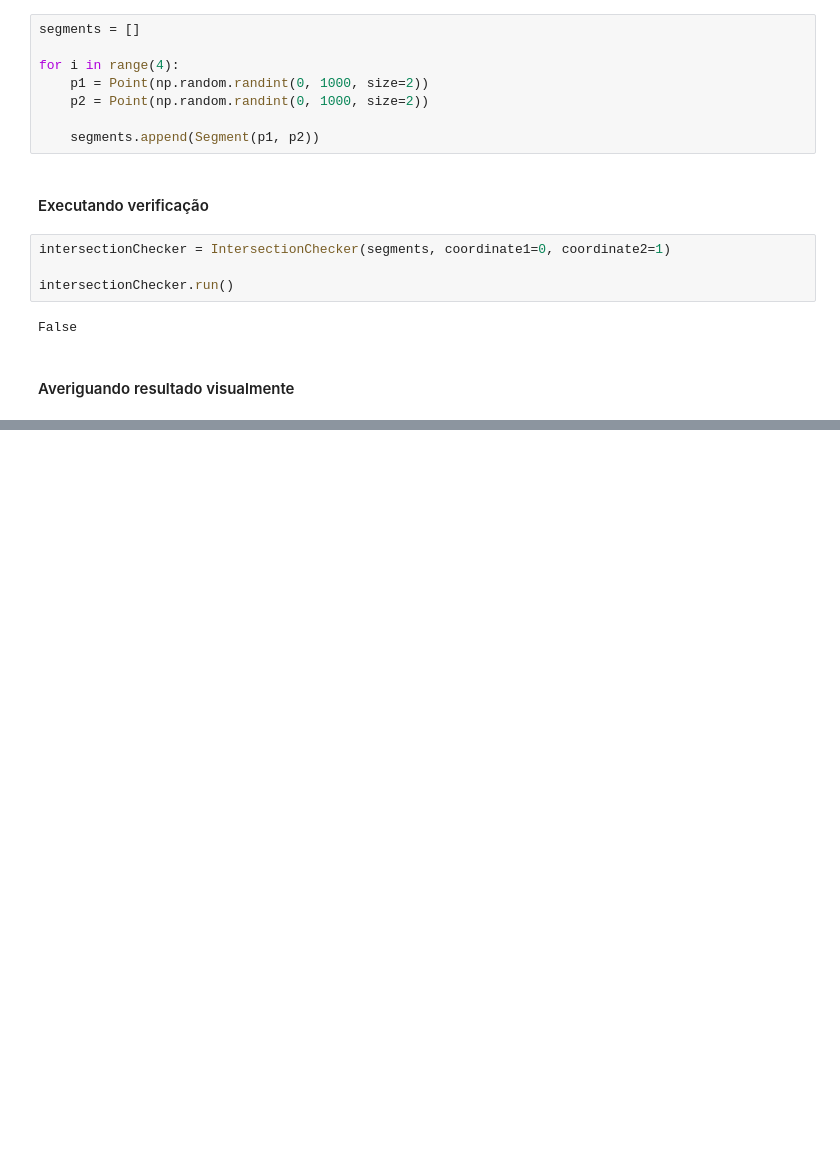
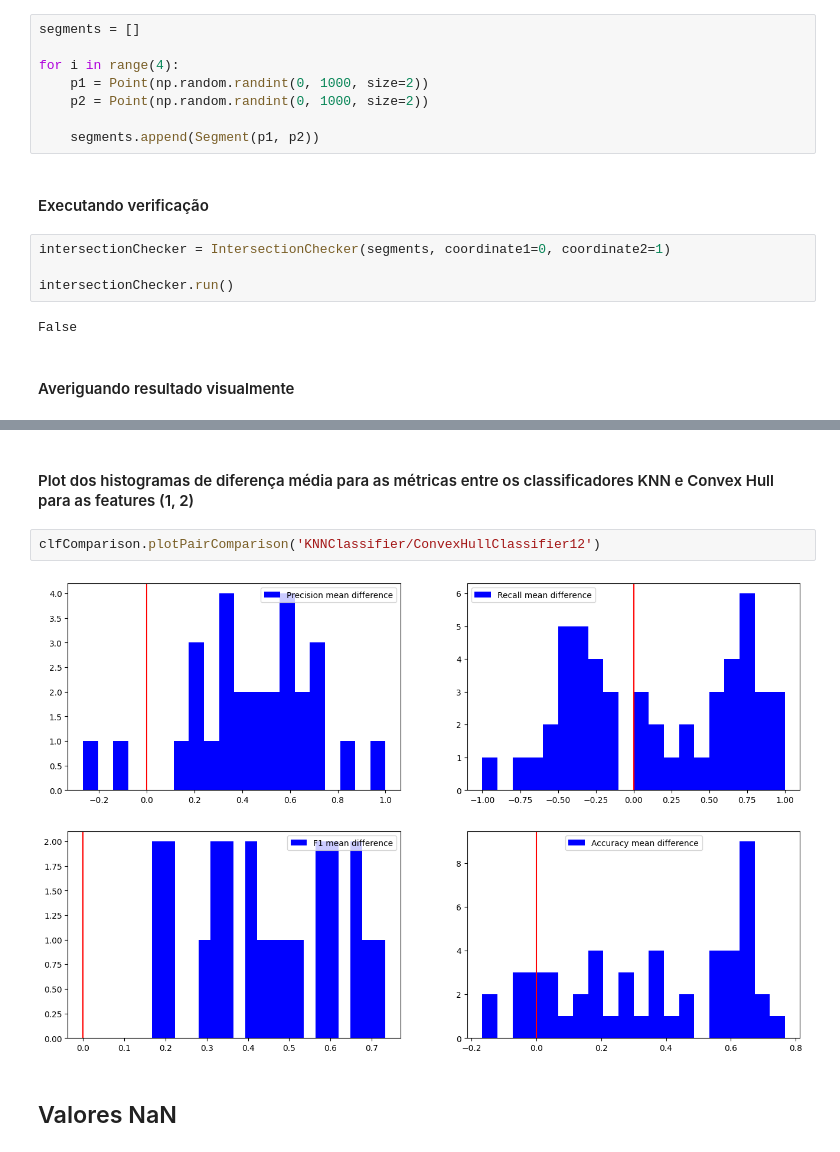
Before and after one commit to TuriAndrade/TP1-ALG2, a Jupyter notebook: documentation.ipynb, the cells around one changed output, grey strips where cells are left out. Cells and saved outputs as stored; diff of their text form; blank space fills up the shorter version.

```diff
--- a/documentation.ipynb
+++ b/documentation.ipynb
@@ -224,0 +453,8 @@ for segment in segments:
+# %% [markdown]
+#### Plot dos histogramas de diferença média para as métricas entre os classificadores KNN e Convex Hull para as features (1, 2)
+# %%
+clfComparison.plotPairComparison('KNNClassifier/ConvexHullClassifier12')
+# %% [output]
+[figure, added]
+# %% [markdown]
+## Valores NaN
```
Also changed, not shown: parts of 68 cells of this notebook, 19 other files.
